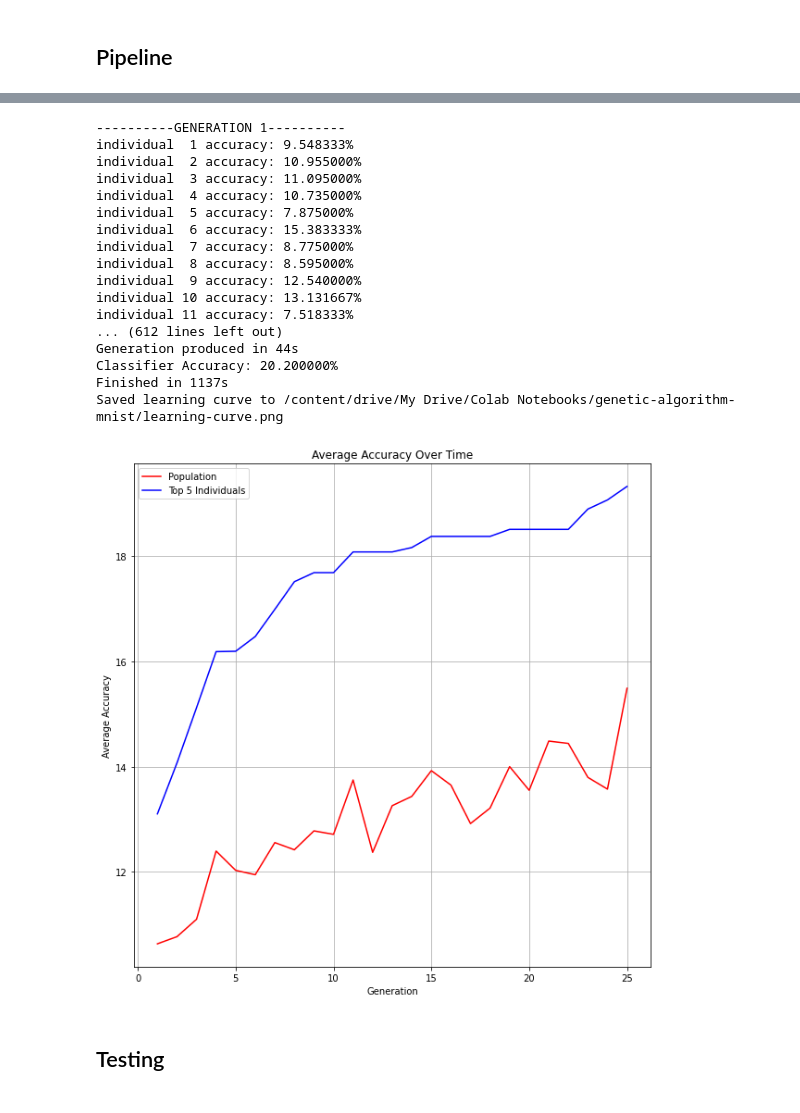
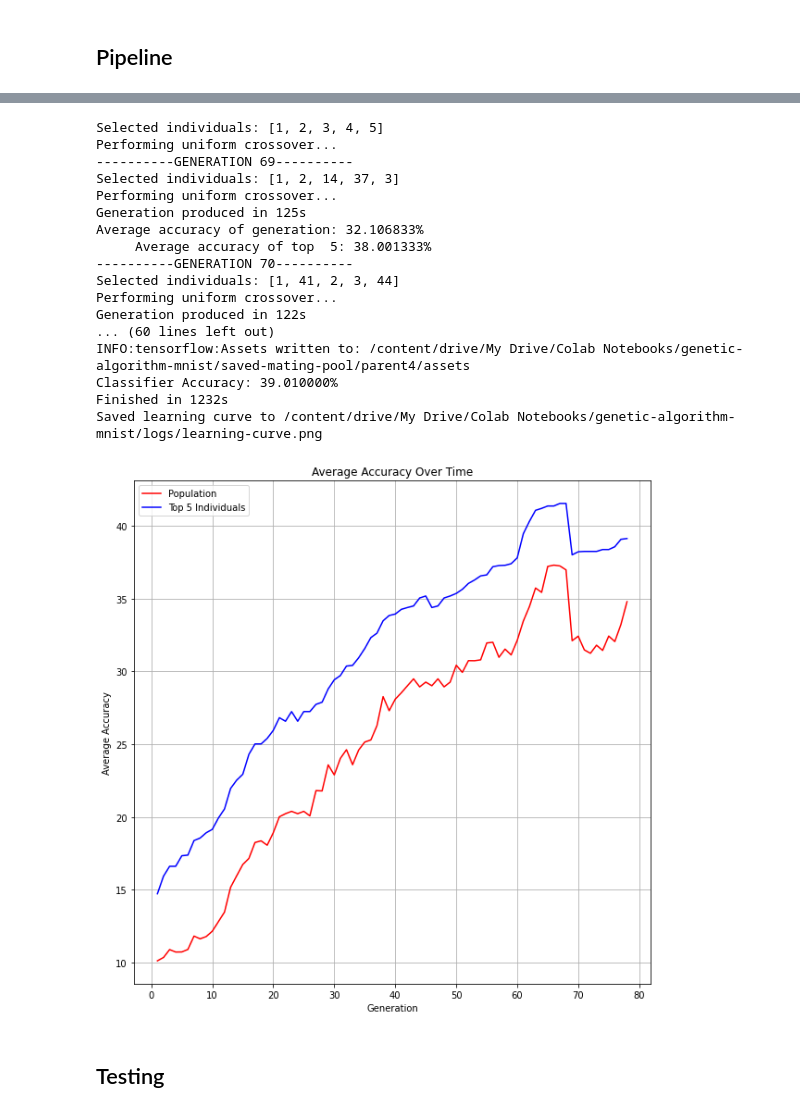
Before and after one commit to leethologica/cs390-project, a Jupyter notebook: mnist-classifier/genetic_algorithm_mnist.ipynb, the cells around one changed output, grey strips where cells are left out. Drawn from its saved outputs; the diff is of its cells as text; code cells hidden in the pictures.

Commit message:
Saves state of network at each generation to continue training (due to colab consistently crashing)

```diff
--- a/mnist-classifier/genetic_algorithm_mnist.ipynb
+++ b/mnist-classifier/genetic_algorithm_mnist.ipynb
@@ -21,10 +21,9 @@ from tensorflow.keras.layers import Conv2D
 from tensorflow.keras.utils import to_categorical
 from tensorflow.keras.optimizers import Adam
 from PIL import Image
-from matpotlib import style
 import matplotlib.pyplot as plt
 
-style.use('dark_background')
+plt.style.use('default')
 # %% [markdown]
 ## Constants and Configuration
 # %%
@@ -237,12 +263,22 @@ def evalResults(data, predictions):
 # %%
 def logFitness(fitness):
   global generationFitness, topGenerationFitness
-  generationFitness.append(np.mean(fitness) * 100)
-  topGenerationFitness.append(np.mean(fitness[:SELECTION_SIZE]) * 100)
+  averageFitness = np.mean(fitness) * 100
+  averageTopFitness = np.mean(fitness[:SELECTION_SIZE]) * 100
+  generationFitness.append(averageFitness)
+  topGenerationFitness.append(averageTopFitness)
+  print('Average accuracy of generation: %f%%' % (np.mean(fitness) * 100))
+  print('     Average accuracy of top %2d: %f%%' % (SELECTION_SIZE, averageTopFitness))
+  # Save these arrays
+  with open(DRIVE_PREFIX + 'generationFitness.npy', 'wb') as f:
+    np.save(f, generationFitness)
+  with open(DRIVE_PREFIX + 'topGenerationFitness.npy', 'wb') as f:
+    np.save(f, topGenerationFitness)
 
 
 def graphFitness():
-  df = pd.DataFrame({'generation': [i + 1 for i in range(NUM_GENERATIONS)],
+  global generationNum
+  df = pd.DataFrame({'generation': [i + 1 for i in range(generationNum)],
                      'fitness': generationFitness,
                      'top': topGenerationFitness})
   OUTPUT_PATH = DRIVE_PREFIX + 'logs/learning-curve.png'
@@ -261,3 +297,23 @@ def graphFitness():
   plt.show()
 # %% [markdown]
 ## Pipeline
+# %%
+# Option to load saved mating pool
+def loadSavedData(modelsPath, fitPath, topFitPath):
+  global generationFitness, topGenerationFitness, savedMatingPool
+  savedModelPaths = [os.path.join(modelsPath, d) for d in os.listdir(modelsPath)]
+  savedMatingPool = [tf.keras.models.load_model(path) for path in savedModelPaths]
+
+  with open(fitPath, 'rb') as f:
+    generationFitness = list(np.load(f))
+  with open(topFitPath, 'rb') as f:
+    topGenerationFitness = list(np.load(f))
+
+CONTINUE_TRAINING = True
+loadSavedData(DRIVE_PREFIX + 'saved-mating-pool',
+              DRIVE_PREFIX + 'generationFitness.npy',
+              DRIVE_PREFIX + 'topGenerationFitness.npy')
+assert len(savedMatingPool) == SELECTION_SIZE
+assert len(generationFitness) == len(topGenerationFitness)
+generationNum = len(generationFitness)
+print('Picking up at generation: ', generationNum + 1)
@@ -264,37 +322,39 @@ def graphFitness():
 # %%
 def main():
+  global CONTINUE_TRAINING
   start = time.time()
-  clearOldData()
+  if CONTINUE_TRAINING == False:
+    clearOldData()
   raw = getRawData()
   data = preprocessData(raw)
   model = getFittestIndividual(data)
   predictions = predict(data[1][0], model)
   accuracy = evalResults(data[1], predictions)
   end = time.time()
   print('Classifier Accuracy: %f%%' % (accuracy * 100))
   print('Finished in %ds' % (end - start))
   graphFitness()
 
 if __name__ == "__main__":
   main()
 # %% [output]
-----------GENERATION 1----------
-individual  1 accuracy: 9.548333%
-individual  2 accuracy: 10.955000%
-individual  3 accuracy: 11.095000%
-individual  4 accuracy: 10.735000%
-individual  5 accuracy: 7.875000%
-individual  6 accuracy: 15.383333%
-individual  7 accuracy: 8.775000%
-individual  8 accuracy: 8.595000%
-individual  9 accuracy: 12.540000%
-individual 10 accuracy: 13.131667%
-individual 11 accuracy: 7.518333%
-... (612 lines left out)
-Generation produced in 44s
-Classifier Accuracy: 20.200000%
-Finished in 1137s
-Saved learning curve to /content/drive/My Drive/Colab Notebooks/genetic-algorithm-mnist/learning-curve.png
+Selected individuals: [1, 2, 3, 4, 5]
+Performing uniform crossover...
+----------GENERATION 69----------
+Selected individuals: [1, 2, 14, 37, 3]
+Performing uniform crossover...
+Generation produced in 125s
+Average accuracy of generation: 32.106833%
+     Average accuracy of top  5: 38.001333%
+----------GENERATION 70----------
+Selected individuals: [1, 41, 2, 3, 44]
+Performing uniform crossover...
+Generation produced in 122s
+... (60 lines left out)
+INFO:tensorflow:Assets written to: /content/drive/My Drive/Colab Notebooks/genetic-algorithm-mnist/saved-mating-pool/parent4/assets
+Classifier Accuracy: 39.010000%
+Finished in 1232s
+Saved learning curve to /content/drive/My Drive/Colab Notebooks/genetic-algorithm-mnist/logs/learning-curve.png
-[figure, old version]
+[figure, new version]
 # %% [markdown]
 ## Testing
```
Also changed, not shown: parts of 7 cells of this notebook.
